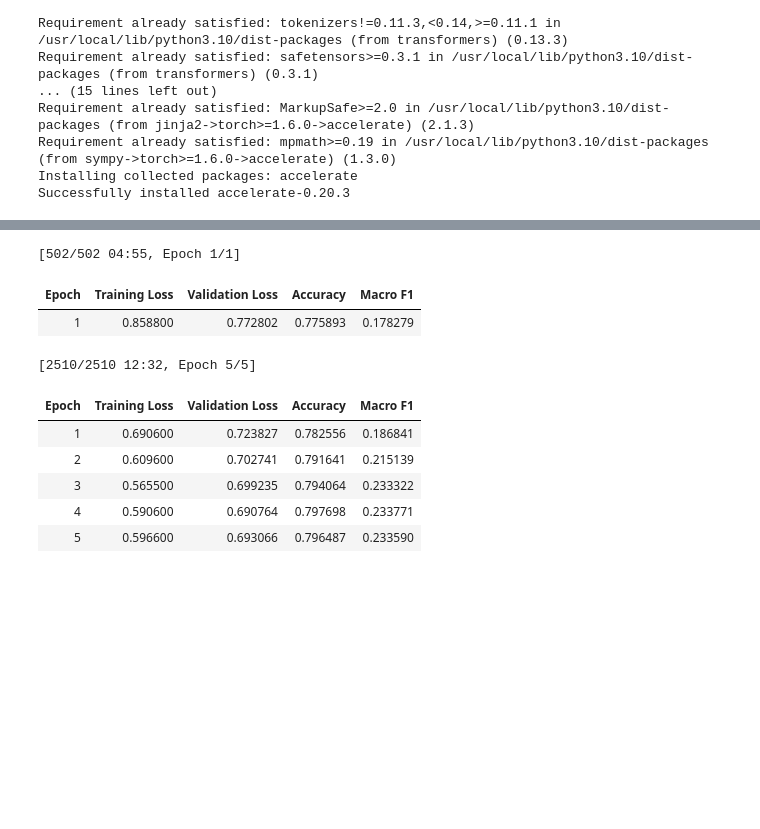
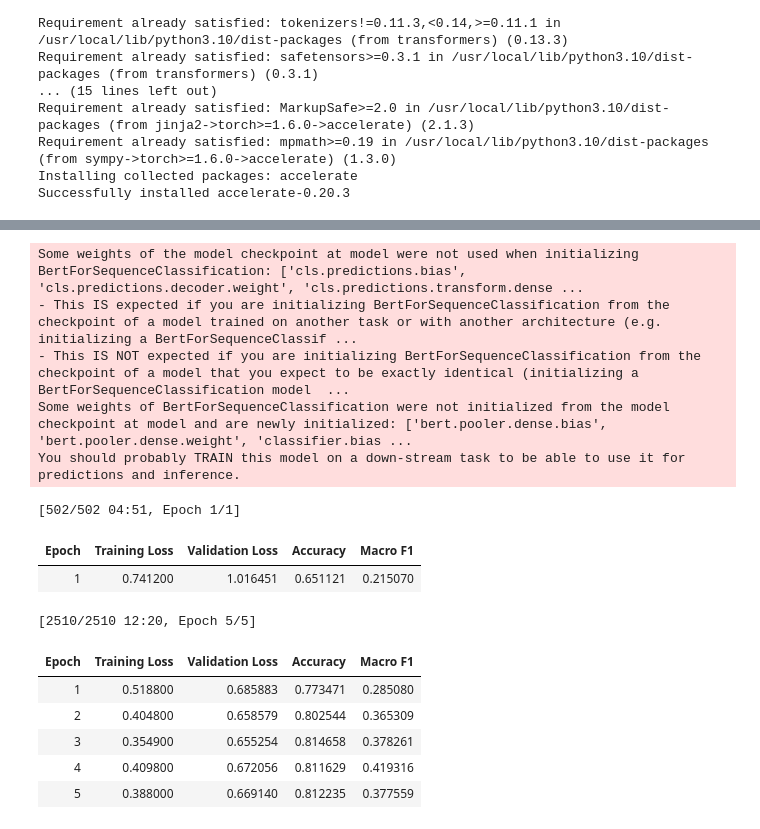
Before and after one commit to rezavahidi/geneformer, a Jupyter notebook: geneformer.ipynb, the cells around one changed output, grey strips where cells are left out. Saved outputs shown, nothing was run; the diff lists cells and outputs as text; code cells hidden in the pictures; blank space fills up the shorter version.

```diff
--- a/geneformer.ipynb
+++ b/geneformer.ipynb
@@ -21,6 +28,6 @@ from geneformer import DataCollatorForCellClassification
 # %%
-train_dataset=load_from_disk("train.dataset")
-test_dataset = load_from_disk("test.dataset")
+train_dataset=load_from_disk("/content/drive/MyDrive/train.dataset")
+test_dataset = load_from_disk("/content/drive/MyDrive/test.dataset")
 
 print(train_dataset)
 print(test_dataset)
@@ -101,7 +108,7 @@ max_input_size = 2 ** 11  # 2048
 
 # set training parameters
 # max learning rate
-max_lr = 5e-5
+max_lr = 5e-4
 # how many pretrained layers to freeze
 freeze_layers = 0
 # number gpus
@@ -232,5 +220,16 @@ You should probably TRAIN this model on a down-stream task to be able to use it
 [interactive output not drawn]
 # %%
+organ_trainset = dataset_list[0]
+organ_evalset = evalset_list[0]
+organ_label_dict = target_dict_list[0]
+
+logging_steps = round(len(organ_trainset)/geneformer_batch_size/10)
+
+model2 = BertForSequenceClassification.from_pretrained("model",
+                                                    num_labels=len(organ_label_dict.keys()),
+                                                    output_attentions = False,
+                                                    output_hidden_states = False).to("cuda")
+
 training_args2 = {
     "learning_rate": max_lr,
     "do_train": True,
@@ -248,45 +247,72 @@ training_args2 = {
     "per_device_eval_batch_size": geneformer_batch_size,
     "num_train_epochs": 1,
     "load_best_model_at_end": True,
-    "output_dir": output_dir,
+    "output_dir": ".",
 }
 
 training_args_init2 = TrainingArguments(**training_args2)
 
 trainer = Trainer(
     model=model2,
     args=training_args_init2,
     data_collator=DataCollatorForCellClassification(),
     train_dataset=organ_trainset,
     eval_dataset=organ_evalset,
     compute_metrics=compute_metrics
 )
-    # train the cell type classifier
+
 trainer.train()
 
 for param in model2.bert.parameters():
     param.requires_grad = False
+
+training_args = {
+    "learning_rate": max_lr,
+    "do_train": True,
+    "do_eval": True,
+    "evaluation_strategy": "epoch",
+    "save_strategy": "epoch",
+    "logging_steps": logging_steps,
+    "group_by_length": True,
+    "length_column_name": "length",
+    "disable_tqdm": False,
+    "lr_scheduler_type": lr_schedule_fn,
+    "warmup_steps": warmup_steps,
+    "weight_decay": 0.001,
+    "per_device_train_batch_size": geneformer_batch_size,
+    "per_device_eval_batch_size": geneformer_batch_size,
+    "num_train_epochs": epochs,
+    "load_best_model_at_end": True,
+    "output_dir": ".",
+}
+
+training_args_init = TrainingArguments(**training_args)
 
 trainer = Trainer(
     model=model2,
     args=training_args_init,
     data_collator=DataCollatorForCellClassification(),
     train_dataset=organ_trainset,
     eval_dataset=organ_evalset,
     compute_metrics=compute_metrics
 )
     # train the cell type classifier
 trainer.train()
 predictions = trainer.predict(organ_evalset)
 # %% [output]
-[502/502 04:55, Epoch 1/1]
+Some weights of the model checkpoint at model were not used when initializing BertForSequenceClassification: ['cls.predictions.bias', 'cls.predictions.decoder.weight', 'cls.predictions.transform.dense ...
+- This IS expected if you are initializing BertForSequenceClassification from the checkpoint of a model trained on another task or with another architecture (e.g. initializing a BertForSequenceClassif ...
+- This IS NOT expected if you are initializing BertForSequenceClassification from the checkpoint of a model that you expect to be exactly identical (initializing a BertForSequenceClassification model  ...
+Some weights of BertForSequenceClassification were not initialized from the model checkpoint at model and are newly initialized: ['bert.pooler.dense.bias', 'bert.pooler.dense.weight', 'classifier.bias ...
+You should probably TRAIN this model on a down-stream task to be able to use it for predictions and inference.
+[502/502 04:51, Epoch 1/1]
 | Epoch | Training Loss | Validation Loss | Accuracy | Macro F1 |
-| 1 | 0.858800 | 0.772802 | 0.775893 | 0.178279 |
+| 1 | 0.741200 | 1.016451 | 0.651121 | 0.215070 |
-[2510/2510 12:32, Epoch 5/5]
+[2510/2510 12:20, Epoch 5/5]
 | Epoch | Training Loss | Validation Loss | Accuracy | Macro F1 |
-| 1 | 0.690600 | 0.723827 | 0.782556 | 0.186841 |
-| 2 | 0.609600 | 0.702741 | 0.791641 | 0.215139 |
-| 3 | 0.565500 | 0.699235 | 0.794064 | 0.233322 |
-| 4 | 0.590600 | 0.690764 | 0.797698 | 0.233771 |
-| 5 | 0.596600 | 0.693066 | 0.796487 | 0.233590 |
+| 1 | 0.518800 | 0.685883 | 0.773471 | 0.285080 |
+| 2 | 0.404800 | 0.658579 | 0.802544 | 0.365309 |
+| 3 | 0.354900 | 0.655254 | 0.814658 | 0.378261 |
+| 4 | 0.409800 | 0.672056 | 0.811629 | 0.419316 |
+| 5 | 0.388000 | 0.669140 | 0.812235 | 0.377559 |
 [interactive output not drawn]
```
Also changed, not shown: parts of 13 cells of this notebook.
